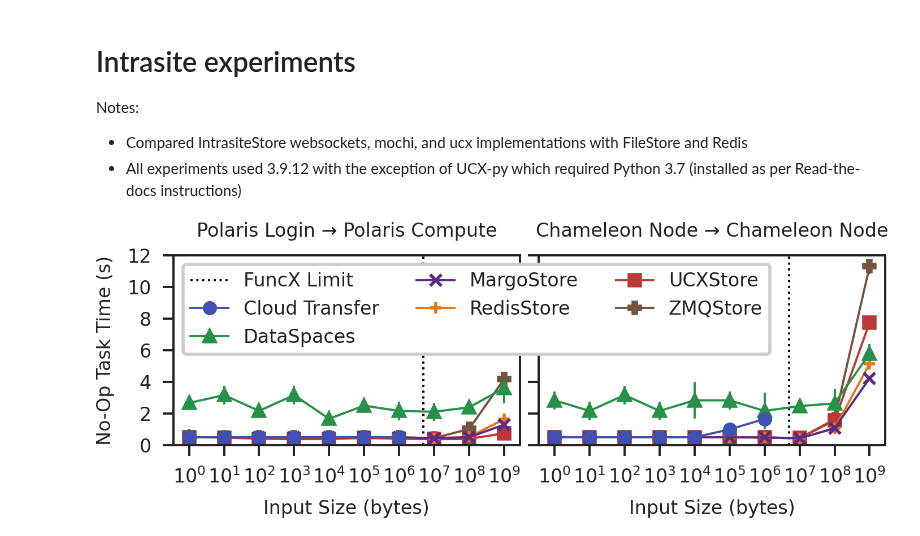
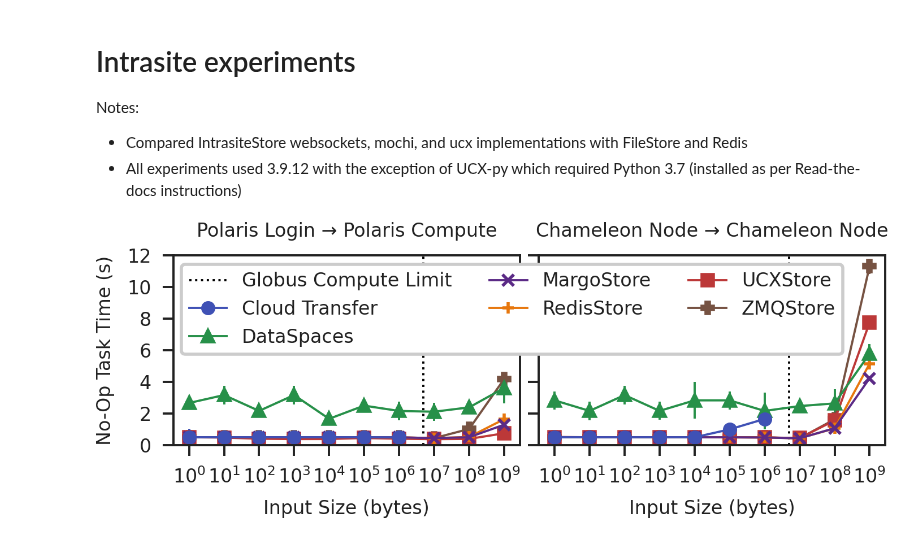
Before and after one commit to proxystore/sc23-evaluation, a Jupyter notebook: 1-proxystore-with-faas-rdma.ipynb, the cells around one changed output. Cells and saved outputs as stored; diff of their text form; code cells hidden in the pictures.

```diff
--- a/1-proxystore-with-faas-rdma.ipynb
+++ b/1-proxystore-with-faas-rdma.ipynb
@@ -70,7 +72,7 @@ SLEEP_COLUMN = 'task_sleep_seconds'
 
 def load(filepath: str) -> pandas.DataFrame:
     df = pandas.read_csv(filepath)
-    df[BACKEND_COLUMN] = df[BACKEND_COLUMN].fillna('FuncX')
+    df[BACKEND_COLUMN] = df[BACKEND_COLUMN].fillna('Globus Compute')
     return df
 # %%
 def get_backends(data: pandas.DataFrame):
@@ -143,7 +145,7 @@ chameleon_noop_data = load('data/1-proxystore-with-faas-rdma/chameleon-noop.csv'
 extracted_polaris = extract(polaris_noop_data)
 extracted_chameleon = extract(chameleon_noop_data)
 # %%
-i_backends = ['FuncX', 'DataSpaces', 'MargoStore', 'RedisStore', 'UCXStore', 'ZeroMQStore']
+i_backends = ['Globus Compute', 'DataSpaces', 'MargoStore', 'RedisStore', 'UCXStore', 'ZeroMQStore']
 
 fig, axs = plt.subplots(1, 2, sharey=True)
 
@@ -155,7 +157,7 @@ for data, ax in zip((extracted_polaris, extracted_chameleon), axs):
     ax.set_xscale('log')
     ax.set_xticks([10 ** x for x in range(0, 10)])
 
-    ax.axvline(5e6, color='black', linestyle=':', label='FuncX Limit')
+    ax.axvline(5e6, color='black', linestyle=':', label='Globus Compute Limit')
 
     for backend in reversed(i_backends):
         if backend in data:
@@ -165,15 +167,13 @@ for data, ax in zip((extracted_polaris, extracted_chameleon), axs):
 
     handles, labels = ax.get_legend_handles_labels()
     for handle, label in zip(handles, labels):
-        if label == 'websockets':
-            label = f'WebSocketStore'
-        elif label == 'ucx':
+        if label == 'ucx':
             label = 'UCXStore'
         elif label == 'margo':
             label = 'MargoStore'
         elif label == 'ZeroMQStore':
             label = 'ZMQStore'
-        elif label == 'FuncX':
+        elif label == 'Globus Compute':
             label = 'Cloud Transfer'
         if label not in legend_handles:
             legend_handles[label] = handle
@@ -184,35 +184,35 @@ axs[0].set_ylabel('No-Op Task Time (s)')
 axs[0].set_title('Polaris Login → Polaris Compute')
 axs[1].set_title('Chameleon Node → Chameleon Node')
 
 # Reorder legend
-backends = ['FuncX Limit', 'Cloud Transfer', 'DataSpaces', 'MargoStore', 'RedisStore', 'UCXStore', 'ZMQStore']
+backends = ['Globus Compute Limit', 'Cloud Transfer', 'DataSpaces', 'MargoStore', 'RedisStore', 'UCXStore', 'ZMQStore']
 handles = [None for _ in range(len(backends))]
 labels = [None for _ in range(len(backends))]
 for label, handle in legend_handles.items():
     index = backends.index(label)
-    if label != 'FuncX Limit':
+    if label != 'Globus Compute Limit':
         handle = handle[0]
     handles[index] = handle
     labels[index] = label
 
 fig.legend(
     handles,
     labels,
-    bbox_to_anchor=[0.46, 0.94],
+    bbox_to_anchor=[0.505, 0.94],
     ncol=3,
     loc='upper center',
     framealpha=1,
 )
 
 # Restrict y axis range
 axs[0].set_ylim([0, 12])
 
 # Restrict y labels to integers
 axs[0].get_yaxis().set_major_locator(mticker.MaxNLocator(integer=True))
 
 fig.tight_layout(h_pad=.5, w_pad=0.75)
 
 fig.set_size_inches(3.5, 1.0)
-plt.savefig('figures/funcx-roundtrip-task-times-intrasite.pdf', pad_inches=0.05)
+plt.savefig('figures/globus-compute-roundtrip-task-times-intrasite.pdf', pad_inches=0.05)
 # %% [output]
-[figure, old version]
+[figure, new version]
```
Also changed, not shown: parts of 1 cell of this notebook, 8 other files.
